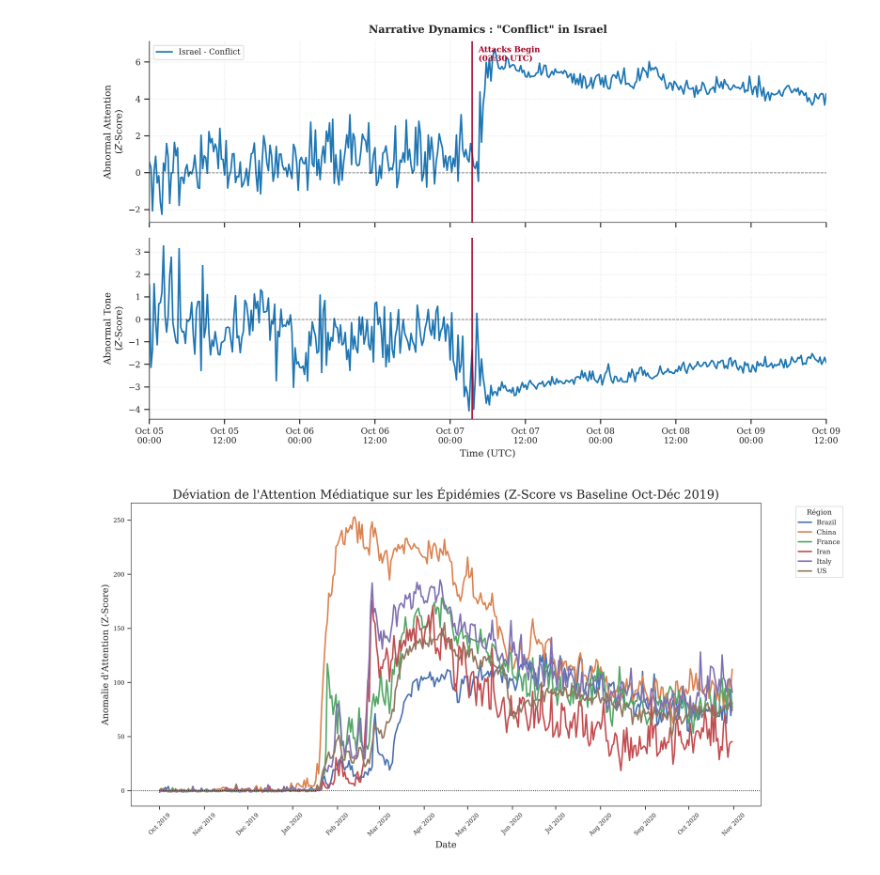
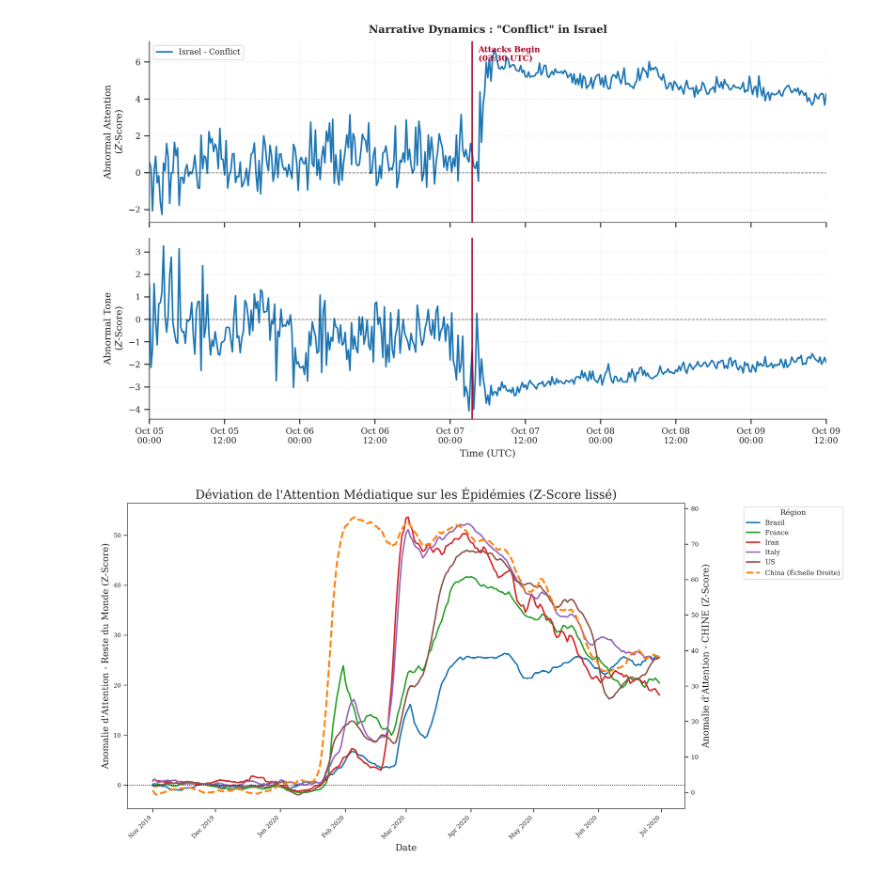
Before and after one commit to clucasmurex/gdelt, a Jupyter notebook: C_indicators_15min.ipynb, the cells around one changed output. Saved outputs shown, nothing was run; the diff lists cells and outputs as text; code cells hidden in the pictures.

```diff
--- a/C_indicators_15min.ipynb
+++ b/C_indicators_15min.ipynb
@@ -153,12 +153,12 @@ from pathlib import Path
 
 # ── 1. Paramètres de l'étude (Cas COVID-19) ───────────────────────────
 # Fenêtre d'étude : Octobre 2019 à Octobre 2020
-START_WINDOW    = pd.to_datetime("2019-10-01 00:00:00")
-END_WINDOW      = pd.to_datetime("2020-10-31 23:59:59")
+START_WINDOW    = pd.to_datetime("2019-11-01 00:00:00")
+END_WINDOW      = pd.to_datetime("2020-06-30 23:59:59")
 
 # Baseline "Calme" : Octobre à Décembre 2019 (Avant l'explosion médiatique)
 BASELINE_START  = pd.to_datetime("2019-01-01 00:00:00")
-BASELINE_END    = pd.to_datetime("2019-12-31 23:59:59")
+BASELINE_END    = pd.to_datetime("2019-09-30 23:59:59")
 
 # Dossier où se trouvent tes fichiers
 dir_geo = Path("data/indicators_geo_daily_COVID")
@@ -188,55 +188,78 @@ def compute_event_abnormal_metrics(df_full, df_window, base_start, base_end, met
             continue
 
         stats = baseline_df.groupby("region_key")[col].agg(["mean", "std"]).reset_index()
         stats.rename(columns={"mean": f"{col}_base_mean", "std": f"{col}_base_std"}, inplace=True)
 
         df_out = df_out.merge(stats, on="region_key", how="left")
 
         # Calcul du Z-Score (Deviation par rapport à la baseline)
         df_out[f"{col}_zscore"] = (df_out[col] - df_out[f"{col}_base_mean"]) / df_out[f"{col}_base_std"].replace(0, np.nan)
         df_out.drop(columns=[f"{col}_base_mean", f"{col}_base_std"], inplace=True)
 
     return df_out
 
 target_metrics = [c for c in df_event.columns if c.startswith(("att_weight_", "sent_cont_weight_"))]
 df_event_proc = compute_event_abnormal_metrics(df, df_event, BASELINE_START, BASELINE_END, target_metrics)
 
-# ── 4. Visualisation Graphique ─────────────────────────────────────────────
+# ── 4. Visualisation Graphique (Double Échelle + Lissage) ─────────────────
 
-# Filtrer sur la sous-catégorie spécifique "épidémies"
-metric_to_plot = 'att_weight_health_epidemics_and_emergencies_zscore'
+metric_to_plot = 'att_weight_health_zscore'
 
 if metric_to_plot in df_event_proc.columns:
-    plt.figure(figsize=(14, 7))
 
-    sns.lineplot(
-        data=df_event_proc,
-        x="period",
-        y=metric_to_plot,
-        hue="region_key",
-        linewidth=2
+    # 1. Application d'un lissage sur 7 jours pour plus de lisibilité
+    df_event_proc['smoothed_metric'] = df_event_proc.groupby('region_key')[metric_to_plot].transform(
+        lambda x: x.rolling(window=7, min_periods=1).mean()
     )
 
-    # Ligne horizontale à 0 (baseline moyenne)
-    plt.axhline(y=0, color='black', linestyle=':', linewidth=1)
+    # 2. Création de la figure et du double axe
+    fig, ax1 = plt.subplots(figsize=(14, 7))
+    ax2 = ax1.twinx() # ax2 partage le même axe X que ax1
 
-    plt.title("Déviation de l'Attention Médiatique sur les Épidémies (Z-Score vs Baseline Oct-Déc 2019)", fontsize=16)
-    plt.xlabel("Date", fontsize=12)
-    plt.ylabel("Anomalie d'Attention (Z-Score)", fontsize=12)
+    # Génération d'une palette de couleurs fixe pour garder une cohérence
+    regions = df_event_proc['region_key'].unique()
+    colors = sns.color_palette("tab10", n_colors=len(regions))
+    color_dict = dict(zip(regions, colors))
 
-    # Formatage des dates sur l'axe X
-    ax = plt.gca()
-    ax.xaxis.set_major_locator(mdates.MonthLocator())
-    ax.xaxis.set_major_formatter(mdates.DateFormatter('%b %Y'))
-    plt.xticks(rotation=45)
+    # 3. Tracé des courbes séparées
+    for region in regions:
+        df_subset = df_event_proc[df_event_proc['region_key'] == region]
 
-    plt.legend(title="Région", bbox_to_anchor=(1.05, 1), loc='upper left')
+        if region == 'China':
+            # La Chine sur l'axe de droite (ax2) avec un style pointillé pour la distinguer
+            ax2.plot(df_subset['period'], df_subset['smoothed_metric'],
+                     label=f"{region} (Échelle Droite)", color=color_dict[region],
+                     linewidth=2.5, linestyle='--')
+        else:
+            # Le reste du monde sur l'axe de gauche (ax1)
+            ax1.plot(df_subset['period'], df_subset['smoothed_metric'],
+                     label=region, color=color_dict[region], linewidth=2)
+
+    # Ligne horizontale à 0 (baseline)
+    ax1.axhline(y=0, color='black', linestyle=':', linewidth=1)
+
+    # 4. Habillage et Titres
+    plt.title("Déviation de l'Attention Médiatique sur les Épidémies (Z-Score lissé)", fontsize=16)
+    ax1.set_xlabel("Date", fontsize=12)
+    ax1.set_ylabel("Anomalie d'Attention - Reste du Monde (Z-Score)", fontsize=12)
+    ax2.set_ylabel("Anomalie d'Attention - CHINE (Z-Score)", fontsize=12)
+
+    # Formatage des dates
+    ax1.xaxis.set_major_locator(mdates.MonthLocator())
+    ax1.xaxis.set_major_formatter(mdates.DateFormatter('%b %Y'))
+    fig.autofmt_xdate(rotation=45)
+
+    # 5. Fusion des légendes des deux axes
+    lines_1, labels_1 = ax1.get_legend_handles_labels()
+    lines_2, labels_2 = ax2.get_legend_handles_labels()
+    ax1.legend(lines_1 + lines_2, labels_1 + labels_2, title="Région", bbox_to_anchor=(1.1, 1), loc='upper left')
+
     plt.tight_layout()
     plt.show()
 else:
     print(f"La métrique {metric_to_plot} n'a pas été trouvée dans les données.")
 # %% [output]
-[figure, old version]
+[figure, new version]
 # %%
 import pandas as pd
 import numpy as np
```
Also changed, not shown: parts of 1 cell of this notebook, 10 other files.
